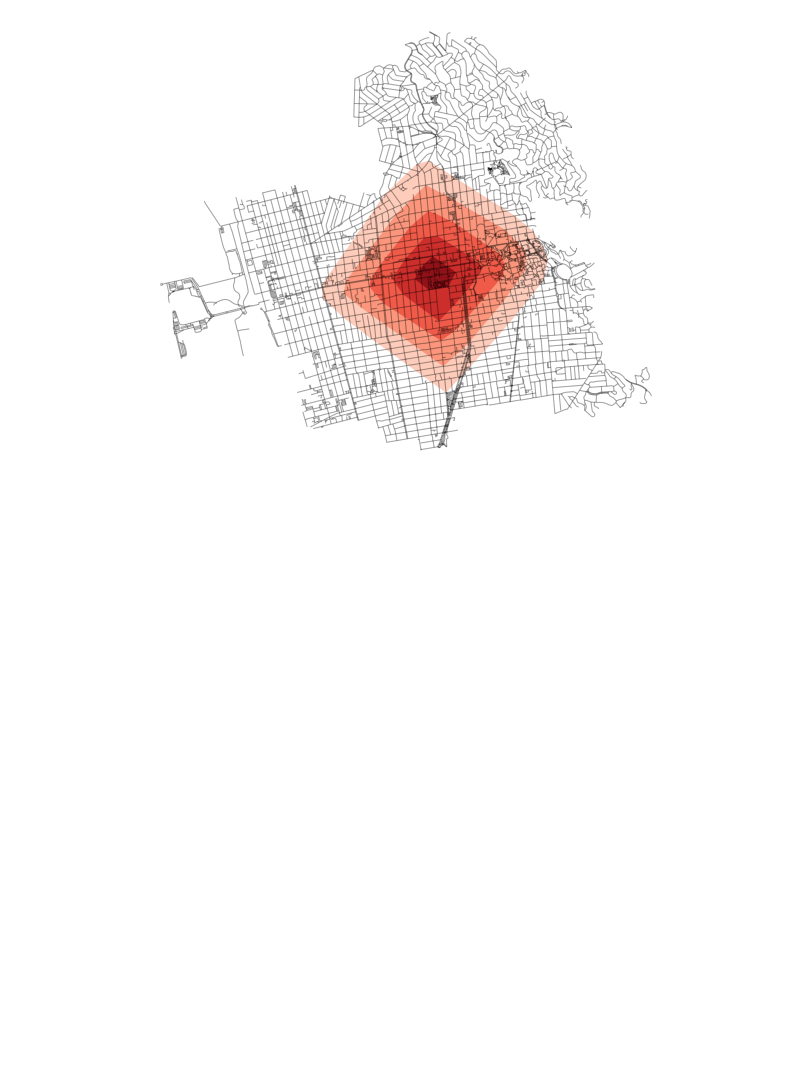
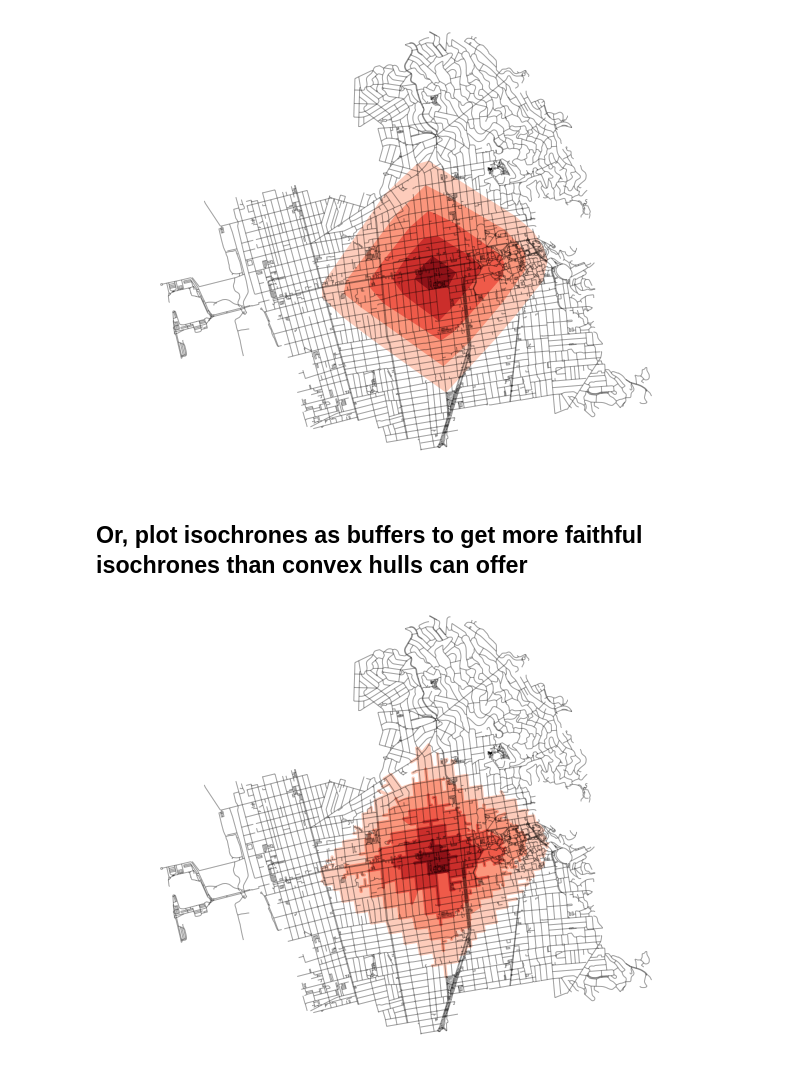
Before and after one commit to gboeing/osmnx-examples, a Jupyter notebook: notebooks/13-isolines-isochrones.ipynb, the cells around one changed output. Drawn from its saved outputs; the diff is of its cells as text; code cells hidden in the pictures; blank space fills up the shorter version.

```diff
--- a/notebooks/13-isolines-isochrones.ipynb
+++ b/notebooks/13-isolines-isochrones.ipynb
@@ -74,3 +74,40 @@ for polygon, fc in zip(isochrone_polys, iso_colors):
 plt.show()
 # %% [output]
 [figure]
+# %% [markdown]
+## Or, plot isochrones as buffers to get more faithful isochrones than convex hulls can offer
+# %%
+def make_iso_polys(G, edge_buff=25, node_buff=50, infill=False):
+    isochrone_polys = []
+    for trip_time in sorted(trip_times, reverse=True):
+        subgraph = nx.ego_graph(G, center_node, radius=trip_time, distance='time')
+
+        node_points = [Point((data['x'], data['y'])) for node, data in subgraph.nodes(data=True)]
+        nodes_gdf = gpd.GeoDataFrame({'id': subgraph.nodes()}, geometry=node_points)
+        nodes_gdf = nodes_gdf.set_index('id')
+
+        edge_lines = []
+        for n_fr, n_to in subgraph.edges():
+            f = nodes_gdf.loc[n_fr].geometry
+            t = nodes_gdf.loc[n_to].geometry
+            edge_lines.append(LineString([f,t]))
+
+        n = nodes_gdf.buffer(node_buff).geometry
+        e = gpd.GeoSeries(edge_lines).buffer(edge_buff).geometry
+        all_gs = list(n) + list(e)
+        new_iso = gpd.GeoSeries(all_gs).unary_union
+
+        # try to fill in surrounded areas so shapes will appear solid and blocks without white space inside them
+        if infill:
+            new_iso = Polygon(new_iso.exterior)
+        isochrone_polys.append(new_iso)
+    return isochrone_polys
+
+isochrone_polys = make_iso_polys(G, edge_buff=25, node_buff=0, infill=True)
+fig, ax = ox.plot_graph(G, fig_height=8, show=False, close=False, edge_color='k', edge_alpha=0.2, node_color='none')
+for polygon, fc in zip(isochrone_polys, iso_colors):
+    patch = PolygonPatch(polygon, fc=fc, ec='none', alpha=0.6, zorder=-1)
+    ax.add_patch(patch)
+plt.show()
+# %% [output]
+[figure, added]
```
Also changed, not shown: parts of 1 cell of this notebook.
